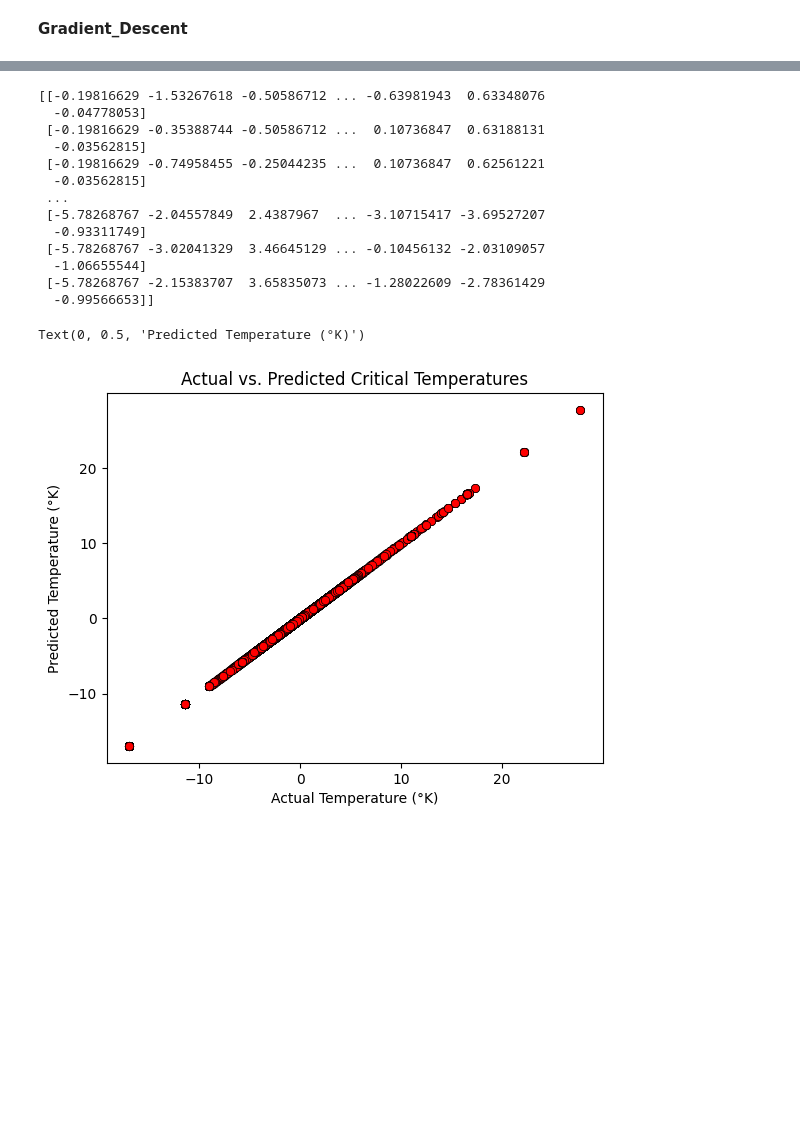
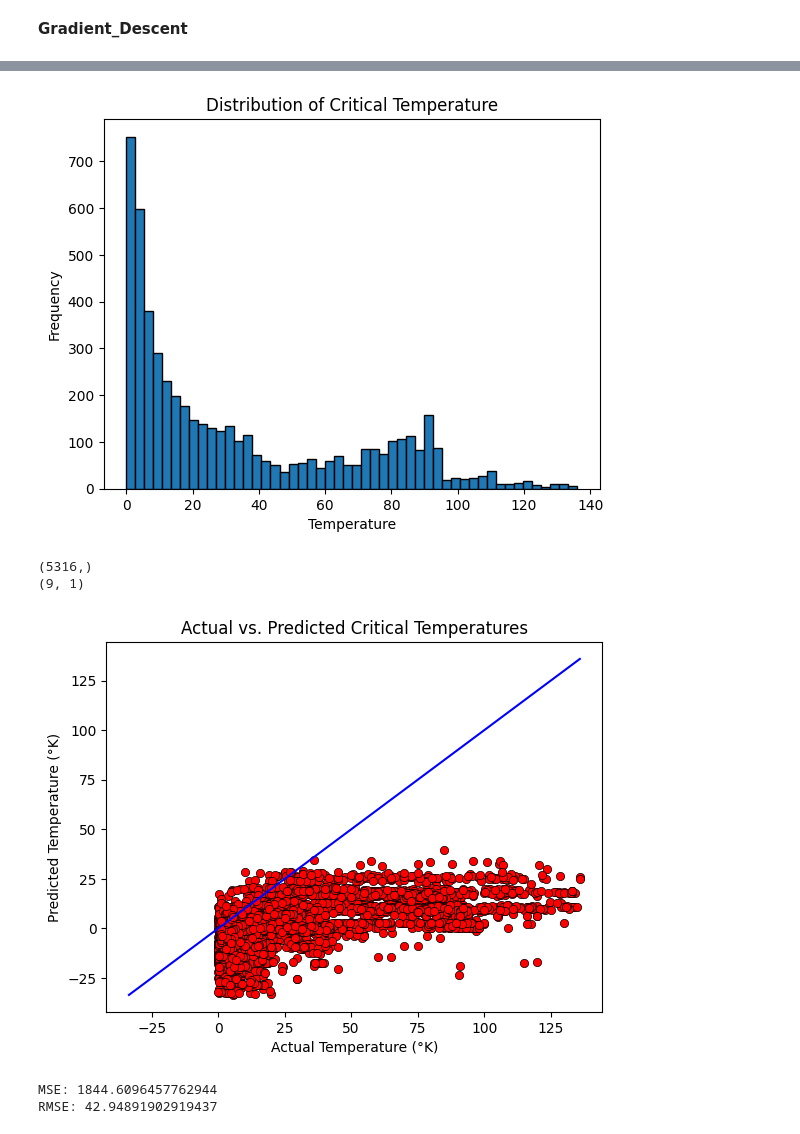
Before and after one commit to Hriddha/CSE445, a Jupyter notebook: Assignment_1/Asn1.ipynb, the cells around one changed output, grey strips where cells are left out. Drawn from its saved outputs; the diff is of its cells as text; code cells hidden in the pictures; blank space fills up the shorter version.

```diff
--- a/Assignment_1/Asn1.ipynb
+++ b/Assignment_1/Asn1.ipynb
@@ -20,8 +20,6 @@ selected_features = [
     'wtd_mean_Valence'
 ]
 
-
-
 train_set=df.sample(frac=0.75,random_state=445)
 test_set=df.drop(train_set.index)
 
@@ -32,8 +30,7 @@ x_train = train_set[selected_features]
 x_test = test_set[selected_features]
 y_test = test_set["critical_temp"]
 y_test = y_test.to_numpy()
-
-
+# y_test=np.array(y_test).ravel()
 
 
 #scaling the Dataset
@@ -47,7 +44,8 @@ x_test_scaled = (x_test - median) / iqr
 
 X=x_train_scaled.to_numpy()
 X_test = x_test_scaled.to_numpy()
-Y=y_train.to_numpy()
+# Y=y_train.to_numpy()
+Y=np.array(y_train).ravel()
 
 m,n=X.shape
 theta=np.zeros(n)
@@ -155,7 +164,7 @@ def viewCost(J_hist, iteration, param_hist):
     plt.ylabel("Cost (J)")
     plt.show()
 # %%
-w_i = np.zeros((n,))
+w_i = np.zeros((x_train.shape[1],1))
 b_i = 0.0
 w,b, J_hist, param_hist, iteration = gradient_descent(X,Y,compute_cost, compute_gradient, 0.001, iterations,w_i,b_i)
 # %% [output]
@@ -178,31 +187,43 @@ viewCost(J_hist, iteration, param_hist)
 # %%
 def predict(X,w,b):
-    return X*w + b
+    return(X@w+b).ravel()
+# %%
+#Visualize target Distribution
+plt.hist(y_test, bins=50, edgecolor='black')
+plt.title("Distribution of Critical Temperature")
+plt.xlabel("Temperature")
+plt.ylabel("Frequency")
+plt.show()
+# %% [output]
+[figure, added]
 # %%
+y_test = y_test.ravel()
 y_pred = predict(X_test, w, b)
-print(y_pred)
 
-plt.scatter(y_pred, y_pred, color='red',linewidths=0.5, edgecolors='black')
-
-
+print(y_test.shape)
+print(w.shape)
 
 # plt.plot(y_pred)
 plt.title("Actual vs. Predicted Critical Temperatures")
 plt.xlabel("Actual Temperature (°K)")
 plt.ylabel("Predicted Temperature (°K)")
+
+plt.scatter(y_test, y_pred, color='red', edgecolors='black', linewidths=0.5)
+
+# perfect line
+min_val = min(y_test.min(), y_pred.min())
+max_val = max(y_test.max(), y_pred.max())
+plt.plot([min_val, max_val], [min_val, max_val], color='blue')
+
+plt.show()
 # %% [output]
-[[-0.19816629 -1.53267618 -0.50586712 ... -0.63981943  0.63348076
-  -0.04778053]
- [-0.19816629 -0.35388744 -0.50586712 ...  0.10736847  0.63188131
-  -0.03562815]
- [-0.19816629 -0.74958455 -0.25044235 ...  0.10736847  0.62561221
-  -0.03562815]
- ...
- [-5.78268767 -2.04557849  2.4387967  ... -3.10715417 -3.69527207
-  -0.93311749]
- [-5.78268767 -3.02041329  3.46645129 ... -0.10456132 -2.03109057
-  -1.06655544]
- [-5.78268767 -2.15383707  3.65835073 ... -1.28022609 -2.78361429
-  -0.99566653]]
+(5316,)
+(9, 1)
-Text(0, 0.5, 'Predicted Temperature (°K)')
-[figure, old version]
+[figure, new version]
+# %%
+mse = np.mean((y_test - y_pred) ** 2)
+print("MSE:", mse)
+print("RMSE:", np.sqrt(mse))
+# %% [output]
+MSE: 1844.6096457762944
+RMSE: 42.94891902919437
```
Also changed, not shown: parts of 3 cells of this notebook.
